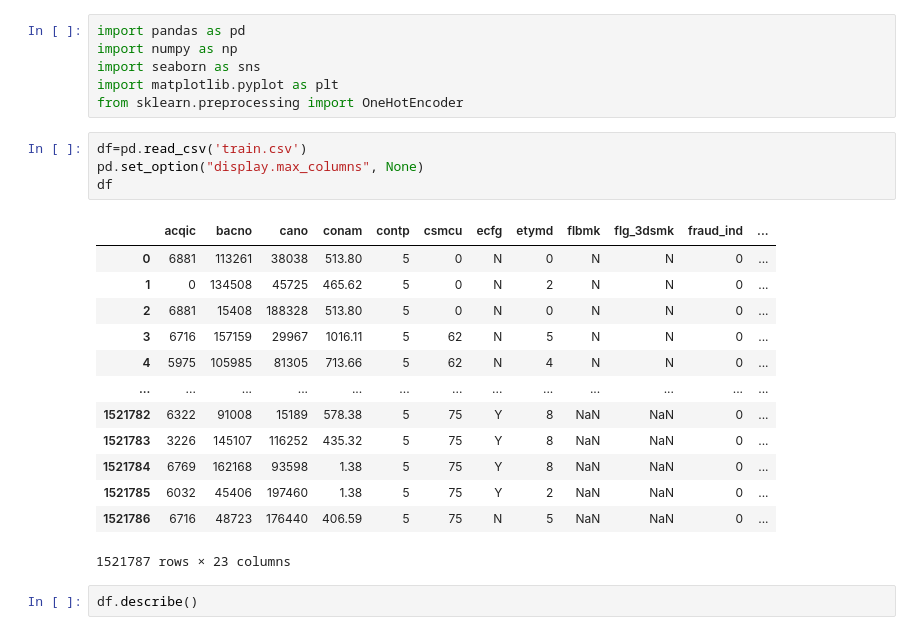
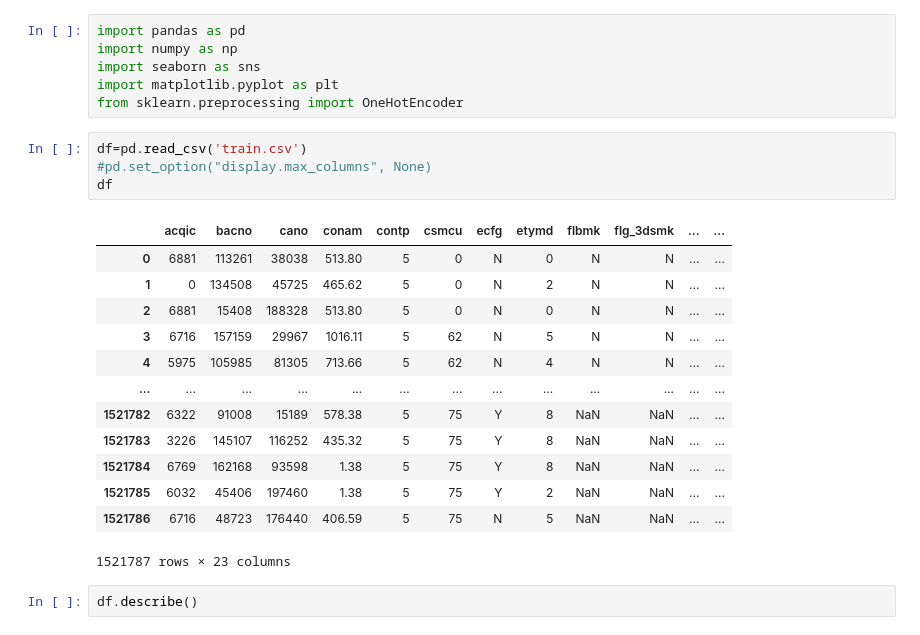
Before and after one commit to comet-602/kaggle_pre, a Jupyter notebook: credit_yushan/cardissue.ipynb, the cells around one changed output. Saved outputs shown, nothing was run; the diff lists cells and outputs as text.

```diff
--- a/credit_yushan/cardissue.ipynb
+++ b/credit_yushan/cardissue.ipynb
@@ -6,21 +6,21 @@ import matplotlib.pyplot as plt
 from sklearn.preprocessing import OneHotEncoder
 # %%
 df=pd.read_csv('train.csv')
-pd.set_option("display.max_columns", None)
+#pd.set_option("display.max_columns", None)
 df
 # %% [output]
-|  | acqic | bacno | cano | conam | contp | csmcu | ecfg | etymd | flbmk | flg_3dsmk | fraud_ind | ... |
-| 0 | 6881 | 113261 | 38038 | 513.80 | 5 | 0 | N | 0 | N | N | 0 | ... |
-| 1 | 0 | 134508 | 45725 | 465.62 | 5 | 0 | N | 2 | N | N | 0 | ... |
-| 2 | 6881 | 15408 | 188328 | 513.80 | 5 | 0 | N | 0 | N | N | 0 | ... |
-| 3 | 6716 | 157159 | 29967 | 1016.11 | 5 | 62 | N | 5 | N | N | 0 | ... |
-| 4 | 5975 | 105985 | 81305 | 713.66 | 5 | 62 | N | 4 | N | N | 0 | ... |
+|  | acqic | bacno | cano | conam | contp | csmcu | ecfg | etymd | flbmk | flg_3dsmk | ... | ... |
+| 0 | 6881 | 113261 | 38038 | 513.80 | 5 | 0 | N | 0 | N | N | ... | ... |
+| 1 | 0 | 134508 | 45725 | 465.62 | 5 | 0 | N | 2 | N | N | ... | ... |
+| 2 | 6881 | 15408 | 188328 | 513.80 | 5 | 0 | N | 0 | N | N | ... | ... |
+| 3 | 6716 | 157159 | 29967 | 1016.11 | 5 | 62 | N | 5 | N | N | ... | ... |
+| 4 | 5975 | 105985 | 81305 | 713.66 | 5 | 62 | N | 4 | N | N | ... | ... |
 | ... | ... | ... | ... | ... | ... | ... | ... | ... | ... | ... | ... | ... |
-| 1521782 | 6322 | 91008 | 15189 | 578.38 | 5 | 75 | Y | 8 | NaN | NaN | 0 | ... |
-| 1521783 | 3226 | 145107 | 116252 | 435.32 | 5 | 75 | Y | 8 | NaN | NaN | 0 | ... |
-| 1521784 | 6769 | 162168 | 93598 | 1.38 | 5 | 75 | Y | 8 | NaN | NaN | 0 | ... |
-| 1521785 | 6032 | 45406 | 197460 | 1.38 | 5 | 75 | Y | 2 | NaN | NaN | 0 | ... |
-| 1521786 | 6716 | 48723 | 176440 | 406.59 | 5 | 75 | N | 5 | NaN | NaN | 0 | ... |
+| 1521782 | 6322 | 91008 | 15189 | 578.38 | 5 | 75 | Y | 8 | NaN | NaN | ... | ... |
+| 1521783 | 3226 | 145107 | 116252 | 435.32 | 5 | 75 | Y | 8 | NaN | NaN | ... | ... |
+| 1521784 | 6769 | 162168 | 93598 | 1.38 | 5 | 75 | Y | 8 | NaN | NaN | ... | ... |
+| 1521785 | 6032 | 45406 | 197460 | 1.38 | 5 | 75 | Y | 2 | NaN | NaN | ... | ... |
+| 1521786 | 6716 | 48723 | 176440 | 406.59 | 5 | 75 | N | 5 | NaN | NaN | ... | ... |
 1521787 rows × 23 columns
 # %%
 df.describe()
```
Also changed, not shown: parts of 47 cells of this notebook.
